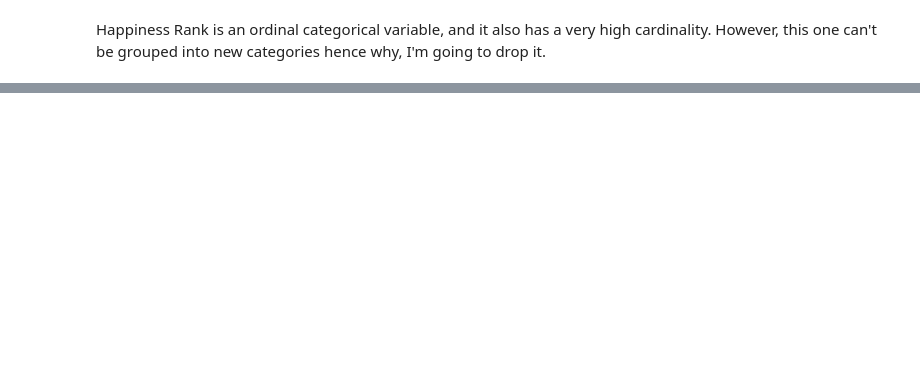
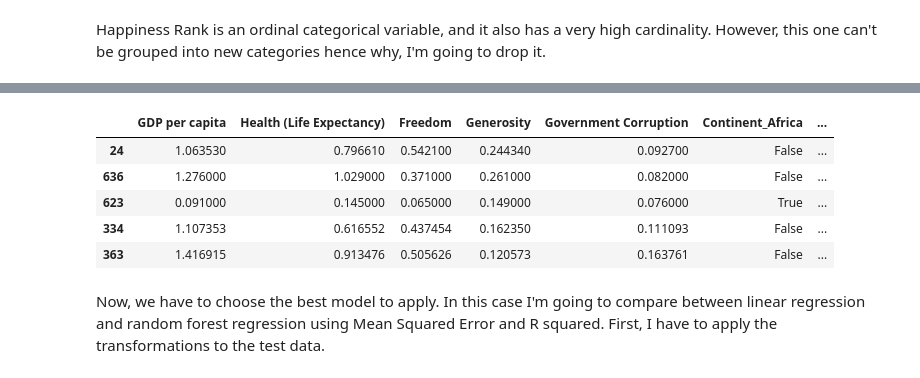
Before and after one commit to YOANGELICA/ML_data_streaming_challenge, a Jupyter notebook: model_train.ipynb, the cells around one changed output, grey strips where cells are left out. Saved outputs shown, nothing was run; the diff lists cells and outputs as text; code cells hidden in the pictures; blank space fills up the shorter version.

```diff
--- a/model_train.ipynb
+++ b/model_train.ipynb
@@ -327,0 +314,11 @@ df.head()
+# %%
+X_train.head()
+# %% [output]
+|  | GDP per capita | Health (Life Expectancy) | Freedom | Generosity | Government Corruption | Continent_Africa | ... |
+| 24 | 1.063530 | 0.796610 | 0.542100 | 0.244340 | 0.092700 | False | ... |
+| 636 | 1.276000 | 1.029000 | 0.371000 | 0.261000 | 0.082000 | False | ... |
+| 623 | 0.091000 | 0.145000 | 0.065000 | 0.149000 | 0.076000 | True | ... |
+| 334 | 1.107353 | 0.616552 | 0.437454 | 0.162350 | 0.111093 | False | ... |
+| 363 | 1.416915 | 0.913476 | 0.505626 | 0.120573 | 0.163761 | False | ... |
+# %% [markdown]
+Now, we have to choose the best model to apply. In this case I'm going to compare between linear regression and random forest regression using Mean Squared Error and R squared. First, I have to apply the transformations to the test data.
```
Also changed, not shown: parts of 51 cells of this notebook, 6 other files.
